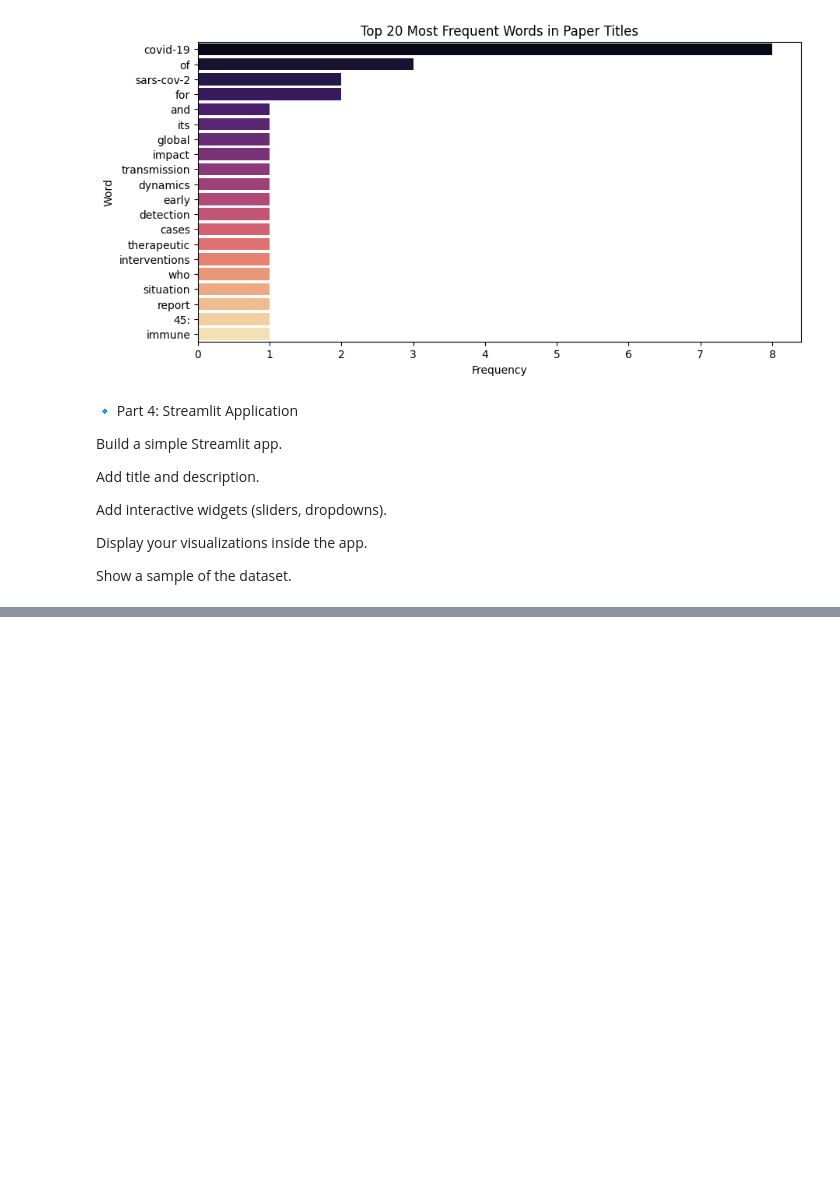
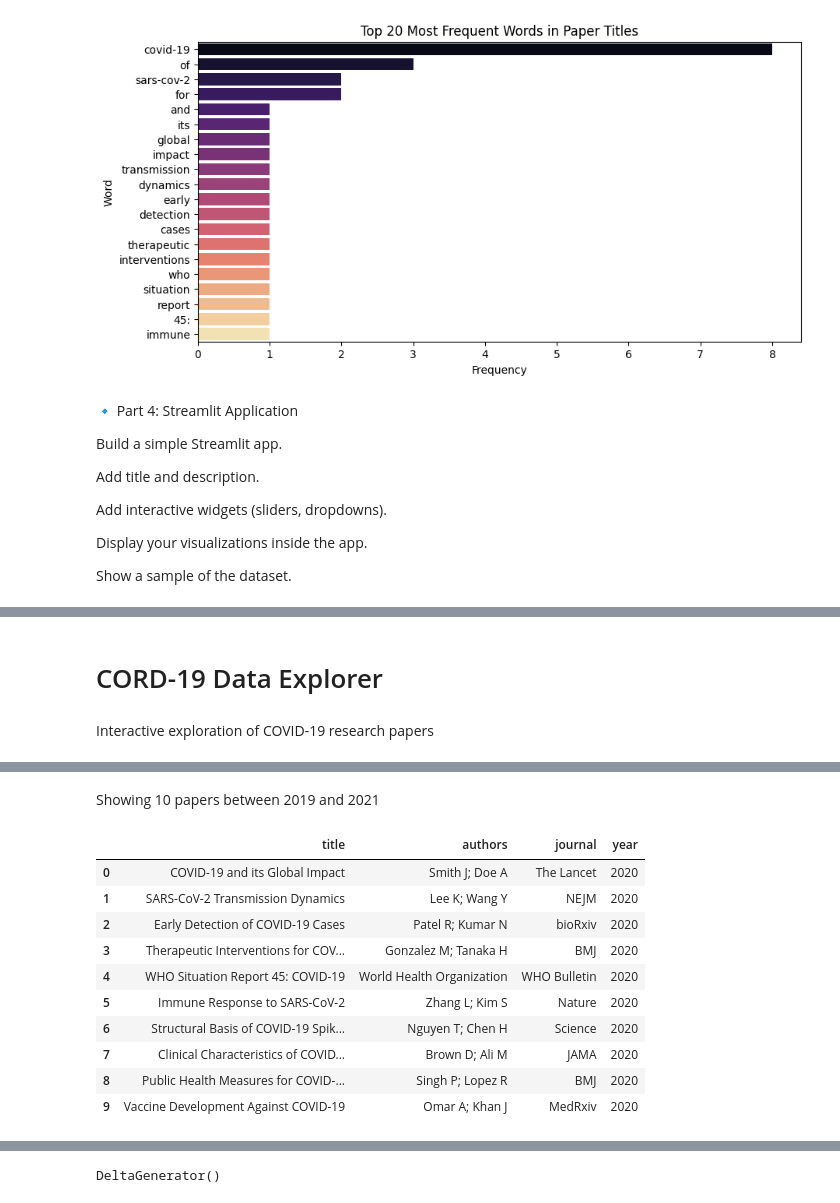
Before and after one commit to Dee22-GeoDev/Frameworks_Assignment, a Jupyter notebook: frameworks.ipynb, the cells around one changed output, grey strips where cells are left out. Saved outputs shown, nothing was run; the diff lists cells and outputs as text; code cells hidden in the pictures; blank space fills up the shorter version.

```diff
--- a/frameworks.ipynb
+++ b/frameworks.ipynb
@@ -159,8 +169,11 @@ Display your visualizations inside the app.
 
 Show a sample of the dataset.
 # %%
-import streamlit as st
 
+# Enable Streamlit inside notebook
+StreamlitPatcher().jupyter()
+
+year_range = st.slider("Select year range:", 2015, 2023, (2019, 2021))
 st.title("CORD-19 Data Explorer")
 st.write("Interactive exploration of COVID-19 research papers")
 
@@ -194,0 +197,2 @@ st.bar_chart(papers_per_year)
+# CORD-19 Data Explorer
+Interactive exploration of COVID-19 research papers
@@ -195,0 +205,12 @@ DeltaGenerator()
+Showing 10 papers between 2019 and 2021
+|  | title | authors | journal | year |
+| 0 | COVID-19 and its Global Impact | Smith J; Doe A | The Lancet | 2020 |
+| 1 | SARS-CoV-2 Transmission Dynamics | Lee K; Wang Y | NEJM | 2020 |
+| 2 | Early Detection of COVID-19 Cases | Patel R; Kumar N | bioRxiv | 2020 |
+| 3 | Therapeutic Interventions for COV... | Gonzalez M; Tanaka H | BMJ | 2020 |
+| 4 | WHO Situation Report 45: COVID-19 | World Health Organization | WHO Bulletin | 2020 |
+| 5 | Immune Response to SARS-CoV-2 | Zhang L; Kim S | Nature | 2020 |
+| 6 | Structural Basis of COVID-19 Spik... | Nguyen T; Chen H | Science | 2020 |
+| 7 | Clinical Characteristics of COVID... | Brown D; Ali M | JAMA | 2020 |
+| 8 | Public Health Measures for COVID-... | Singh P; Lopez R | BMJ | 2020 |
+| 9 | Vaccine Development Against COVID-19 | Omar A; Khan J | MedRxiv | 2020 |
@@ -195,0 +220 @@ DeltaGenerator()
+DeltaGenerator()
```
Also changed, not shown: parts of 5 cells of this notebook.
